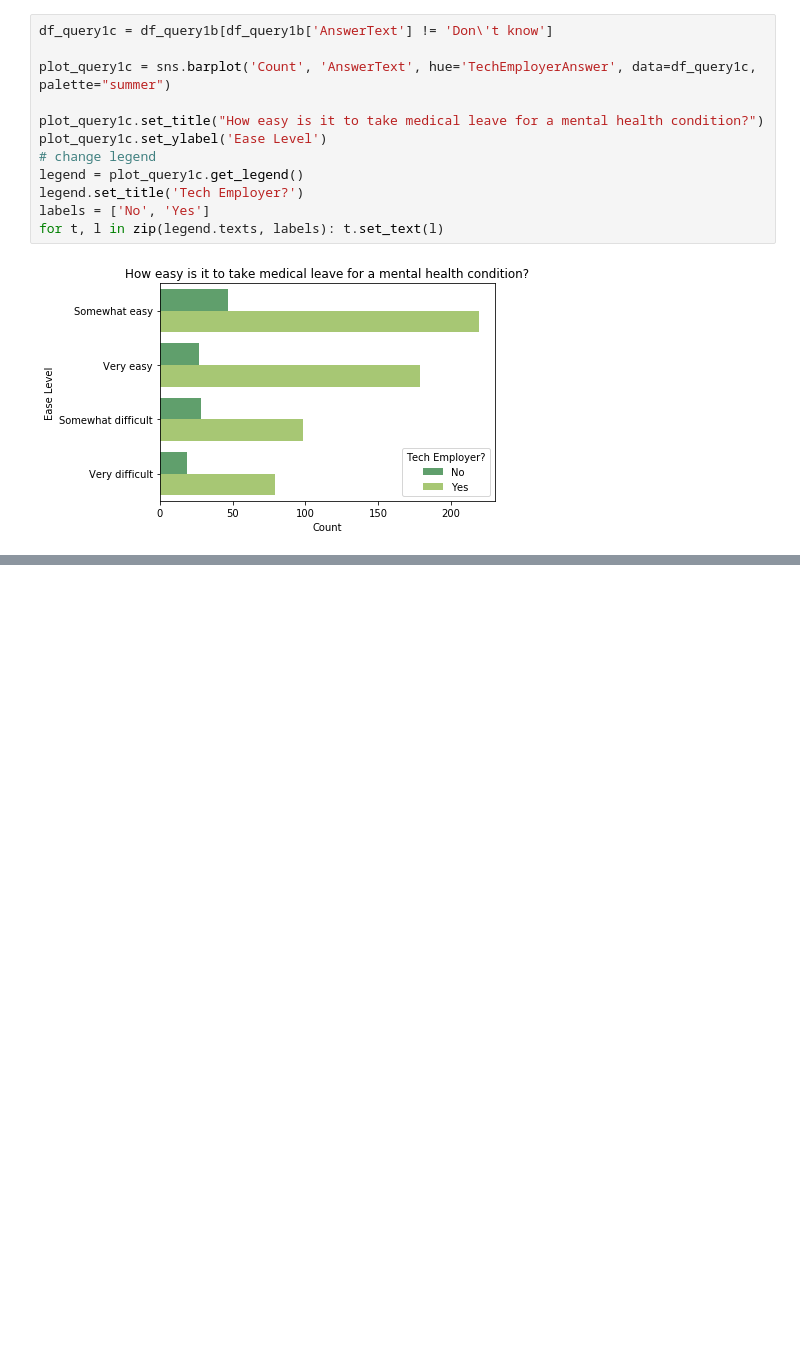
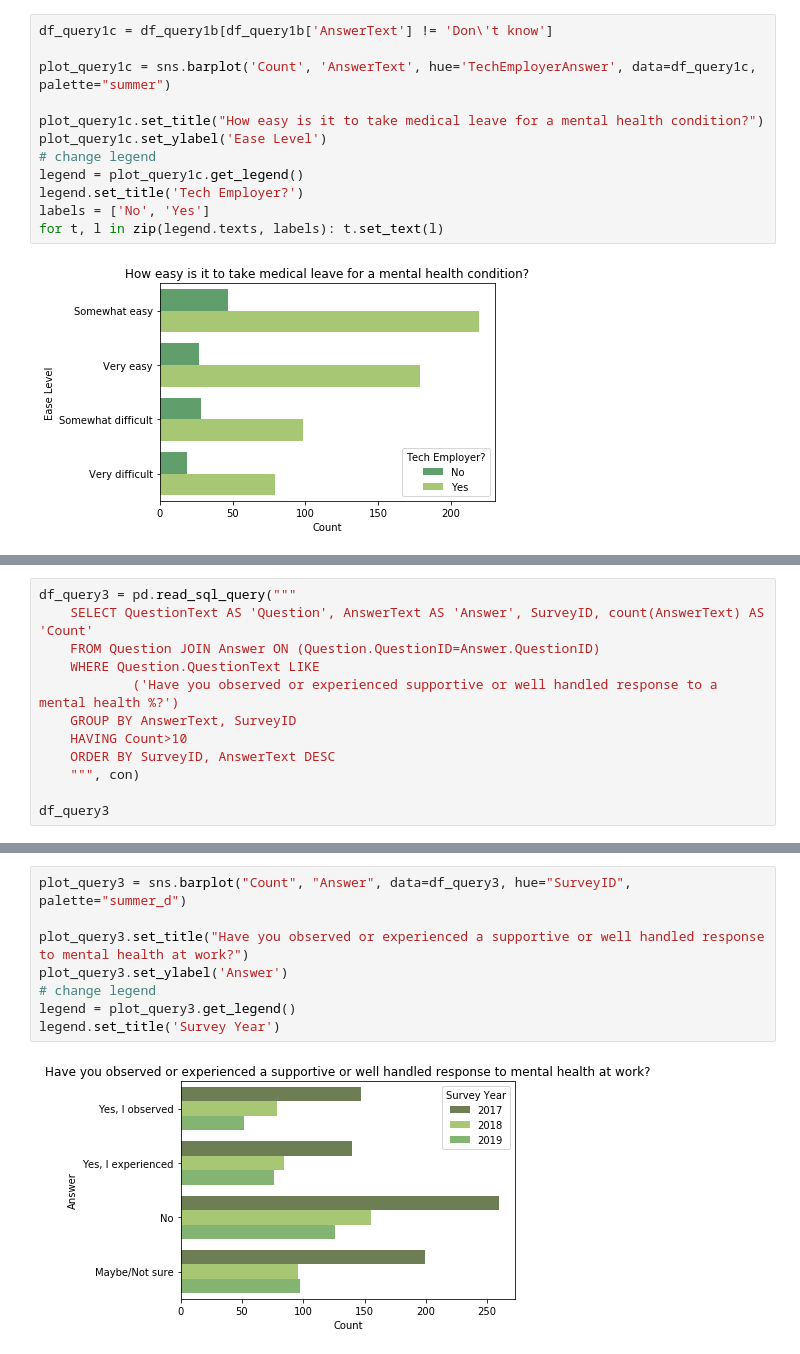
Before and after one commit to laimich/Tech-Mental-Health-Survey-Data-Analysis, a Jupyter notebook: mental_health_survey_data_analysis.ipynb, the cells around one changed output, grey strips where cells are left out. Cells and saved outputs as stored; diff of their text form; blank space fills up the shorter version.

```diff
--- a/mental_health_survey_data_analysis.ipynb
+++ b/mental_health_survey_data_analysis.ipynb
@@ -156,0 +157,12 @@ Text(0.5,1,'Do you think discussing mental health issues with your tech employer
+# %%
+df_query3 = pd.read_sql_query("""
+    SELECT QuestionText AS 'Question', AnswerText AS 'Answer', SurveyID, count(AnswerText) AS 'Count'
+    FROM Question JOIN Answer ON (Question.QuestionID=Answer.QuestionID)
+    WHERE Question.QuestionText LIKE
+            ('Have you observed or experienced supportive or well handled response to a mental health %?')
+    GROUP BY AnswerText, SurveyID
+    HAVING Count>10
+    ORDER BY SurveyID, AnswerText DESC
+    """, con)
+
+df_query3
@@ -156,0 +183,10 @@ Text(0.5,1,'Do you think discussing mental health issues with your tech employer
+# %%
+plot_query3 = sns.barplot("Count", "Answer", data=df_query3, hue="SurveyID", palette="summer_d")
+
+plot_query3.set_title("Have you observed or experienced a supportive or well handled response to mental health at work?")
+plot_query3.set_ylabel('Answer')
+# change legend
+legend = plot_query3.get_legend()
+legend.set_title('Survey Year')
+# %% [output]
+[figure, added]
```
Also changed, not shown: parts of 10 cells of this notebook.
